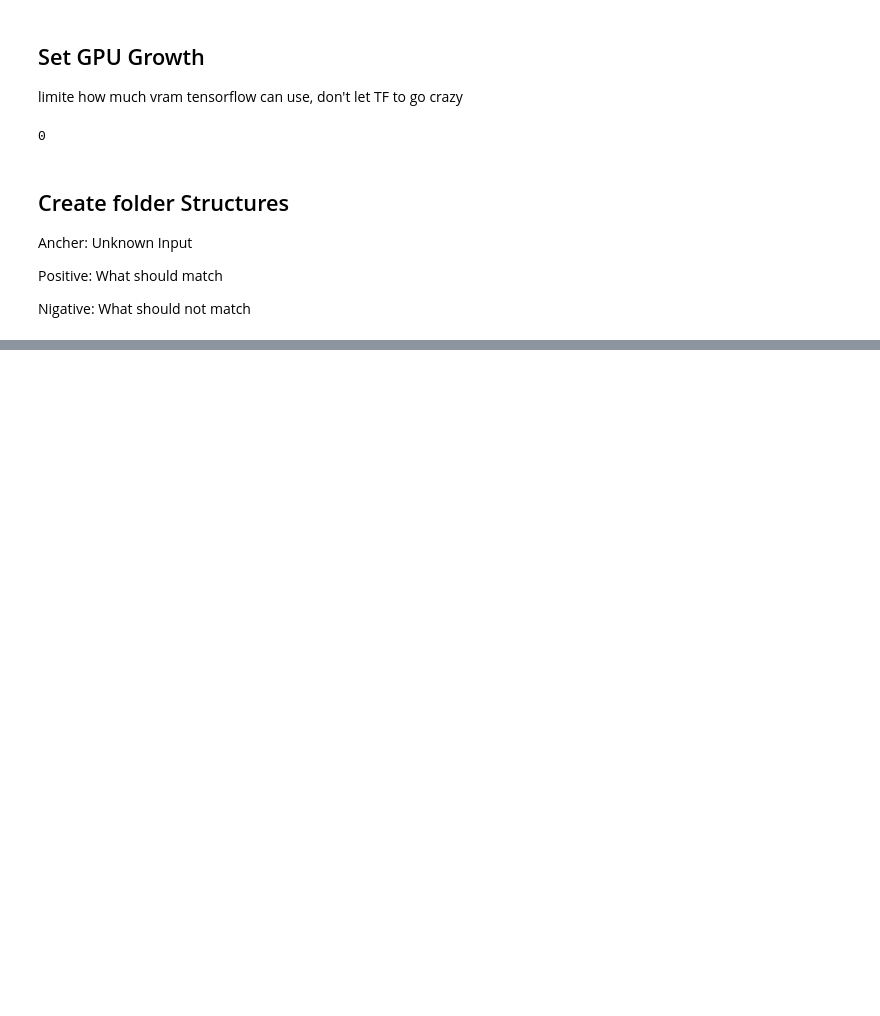
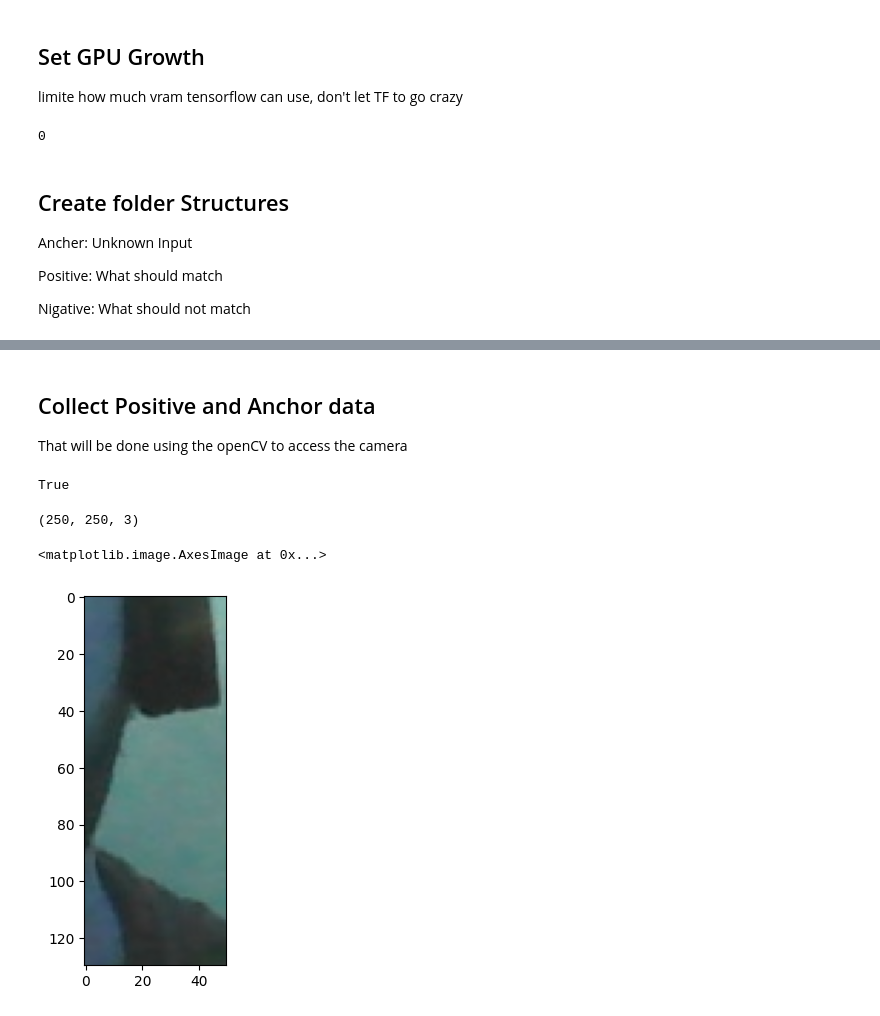
Before and after one commit to A7medAbdien/faceRec, a Jupyter notebook: faceRec.ipynb, the cells around one changed output, grey strips where cells are left out. Saved outputs shown, nothing was run; the diff lists cells and outputs as text; code cells hidden in the pictures; blank space fills up the shorter version.

```diff
--- a/faceRec.ipynb
+++ b/faceRec.ipynb
@@ -101,0 +130,4 @@ os.makedirs(ANC_PATH)
+# %% [markdown]
+## Collect Positive and Anchor data
+
+That will be done using the openCV to access the camera
@@ -101,0 +137,55 @@ os.makedirs(ANC_PATH)
+# %%
+# establish connection with webcam
+#0 for your primary camera and 1 for your secondary camera
+cap = cv2.VideoCapture(0)
+# loop on every frame in our webcam
+print(cap.isOpened())
+while cap.isOpened():
+    # unpack the result
+    # ret: returned value!
+    # frame: actual frame, the actual image
+    ret, frame = cap.read()
+
+    # 2. Cut down frame to 250x250px
+    frame = frame[120:120+250, 200:200+250, :]
+
+    # 3. Collect anchor and positive
+    if cv2.waitKey(1) & 0xFF == ord('p'):
+        # Create image name
+        imgname = os.path.join(POS_PATH, '{}.jpg'.format(uuid.uuid1()))
+        # write out image
+        cv2.imwrite(imgname, frame)
+
+    if cv2.waitKey(1) & 0xFF == ord('a'):
+        # Create image name
+        imgname = os.path.join(ANC_PATH, '{}.jpg'.format(uuid.uuid1()))
+        # write out image
+        cv2.imwrite(imgname, frame)
+
+    # to see what we doing, it shows the image back to the screen
+    # showing the feed from the webcam on the screen or inside cv2 frame
+    cv2.imshow('Image Collection', frame)
+
+    # Breaking gracefully
+    # waitKey(1): wait 1ms
+    # 0xFF == ord('q'): checking what key is being pressed,
+    # unpacking what is being pressed from our keyboard
+    if cv2.waitKey(1) & 0xFF == ord('q'):
+        break
+
+# release the webcam
+cap.release()
+# close the image show frame
+cv2.destroyAllWindows()
+# %% [output]
+True
+# %%
+frame.shape
+# %% [output]
+(250, 250, 3)
+# %%
+# frame[x, y, channels]
+plt.imshow(frame[120:120+250, 200:200+250, :])
+# %% [output]
+<matplotlib.image.AxesImage at 0x...>
+[figure, added]
```
Also changed, not shown: parts of 43 cells of this notebook.
